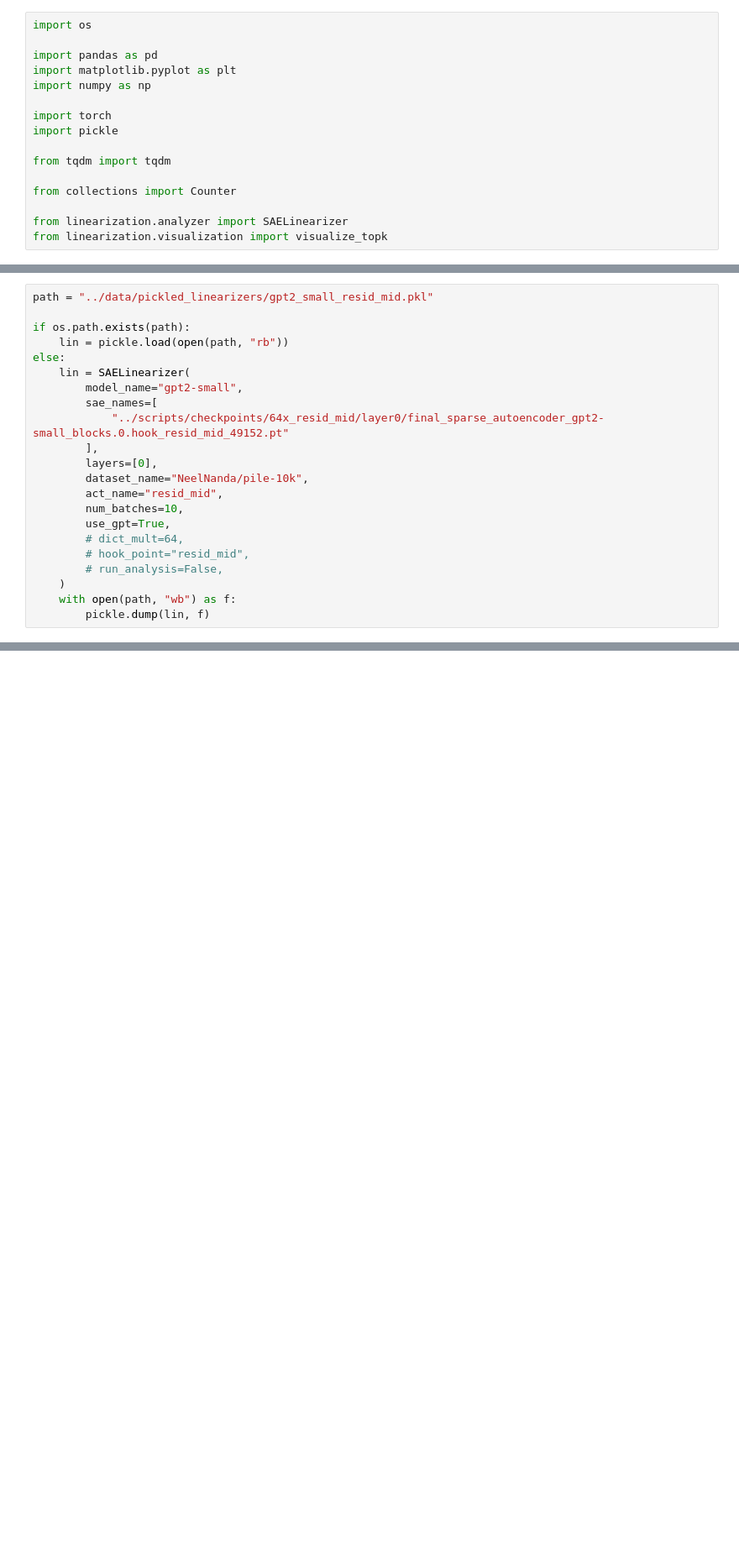
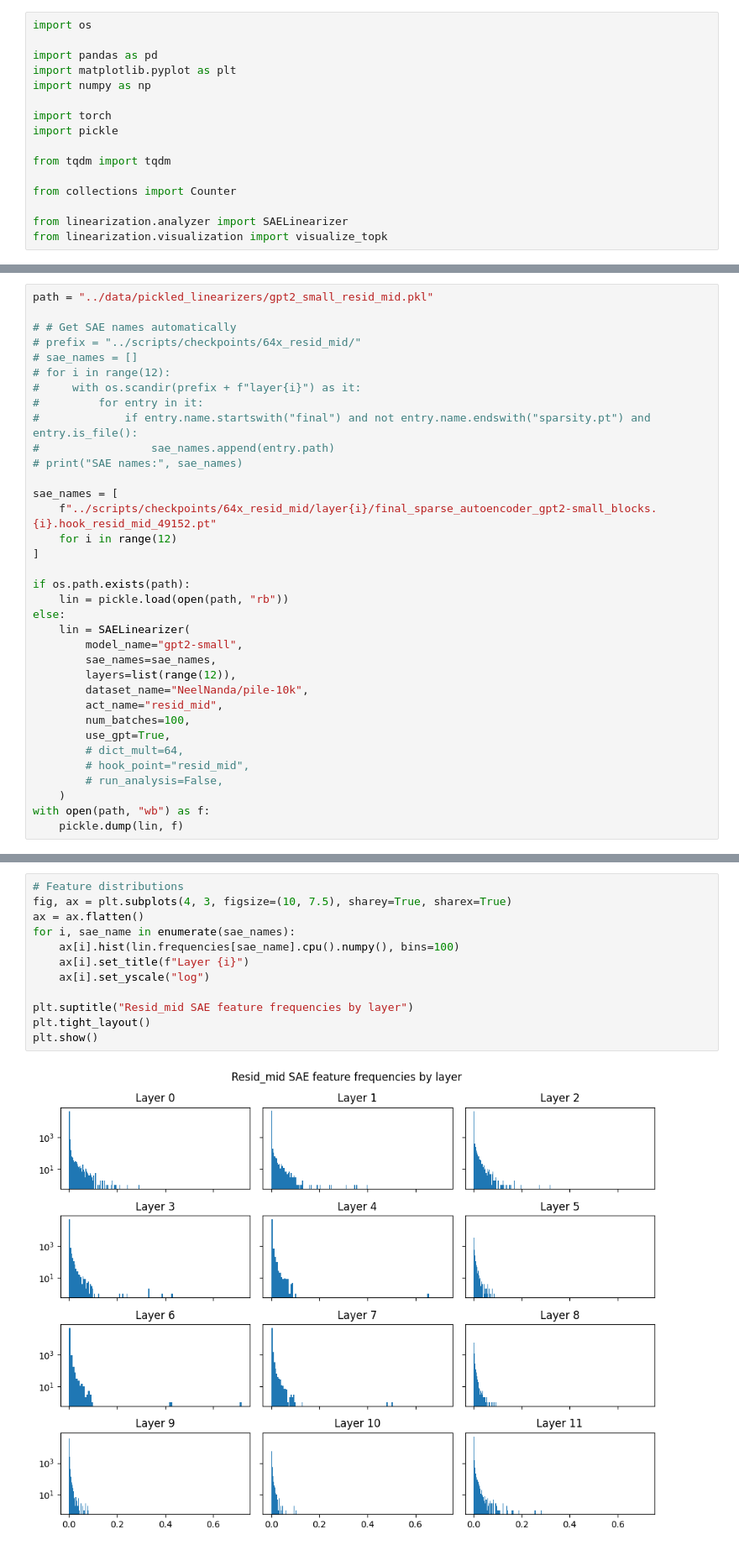
Before and after one commit to pchlenski/mlp_linearization, a Jupyter notebook: notebooks/7_gpt2_small_new_saes.ipynb, the cells around one changed output, grey strips where cells are left out. Shown at 84% size. Saved outputs shown, nothing was run; the diff lists cells and outputs as text; blank space fills up the shorter version.

```diff
--- a/notebooks/7_gpt2_small_new_saes.ipynb
+++ b/notebooks/7_gpt2_small_new_saes.ipynb
@@ -32,23 +32,36 @@ NORMALIZE_SAE_VECS = False
 # NORMALIZE_SAE_VECS = True
 # %%
 path = "../data/pickled_linearizers/gpt2_small_resid_mid.pkl"
+
+# # Get SAE names automatically
+# prefix = "../scripts/checkpoints/64x_resid_mid/"
+# sae_names = []
+# for i in range(12):
+#     with os.scandir(prefix + f"layer{i}") as it:
+#         for entry in it:
+#             if entry.name.startswith("final") and not entry.name.endswith("sparsity.pt") and entry.is_file():
+#                 sae_names.append(entry.path)
+# print("SAE names:", sae_names)
+
+sae_names = [
+    f"../scripts/checkpoints/64x_resid_mid/layer{i}/final_sparse_autoencoder_gpt2-small_blocks.{i}.hook_resid_mid_49152.pt"
+    for i in range(12)
+]
 
 if os.path.exists(path):
     lin = pickle.load(open(path, "rb"))
 else:
     lin = SAELinearizer(
         model_name="gpt2-small",
-        sae_names=[
-            "../scripts/checkpoints/64x_resid_mid/layer0/final_sparse_autoencoder_gpt2-small_blocks.0.hook_resid_mid_49152.pt"
-        ],
-        layers=[0],
+        sae_names=sae_names,
+        layers=list(range(12)),
         dataset_name="NeelNanda/pile-10k",
         act_name="resid_mid",
-        num_batches=10,
+        num_batches=100,
         use_gpt=True,
         # dict_mult=64,
         # hook_point="resid_mid",
         # run_analysis=False,
     )
-    with open(path, "wb") as f:
-        pickle.dump(lin, f)
+with open(path, "wb") as f:
+    pickle.dump(lin, f)
@@ -78,0 +68,14 @@ LanguageModelSAERunnerConfig(model_name='gpt2-small', hook_point='blocks.0.hook_
+# %%
+# Feature distributions
+fig, ax = plt.subplots(4, 3, figsize=(10, 7.5), sharey=True, sharex=True)
+ax = ax.flatten()
+for i, sae_name in enumerate(sae_names):
+    ax[i].hist(lin.frequencies[sae_name].cpu().numpy(), bins=100)
+    ax[i].set_title(f"Layer {i}")
+    ax[i].set_yscale("log")
+
+plt.suptitle("Resid_mid SAE feature frequencies by layer")
+plt.tight_layout()
+plt.show()
+# %% [output]
+[figure, added]
```
Also changed, not shown: parts of 7 cells of this notebook, 1 other file.
